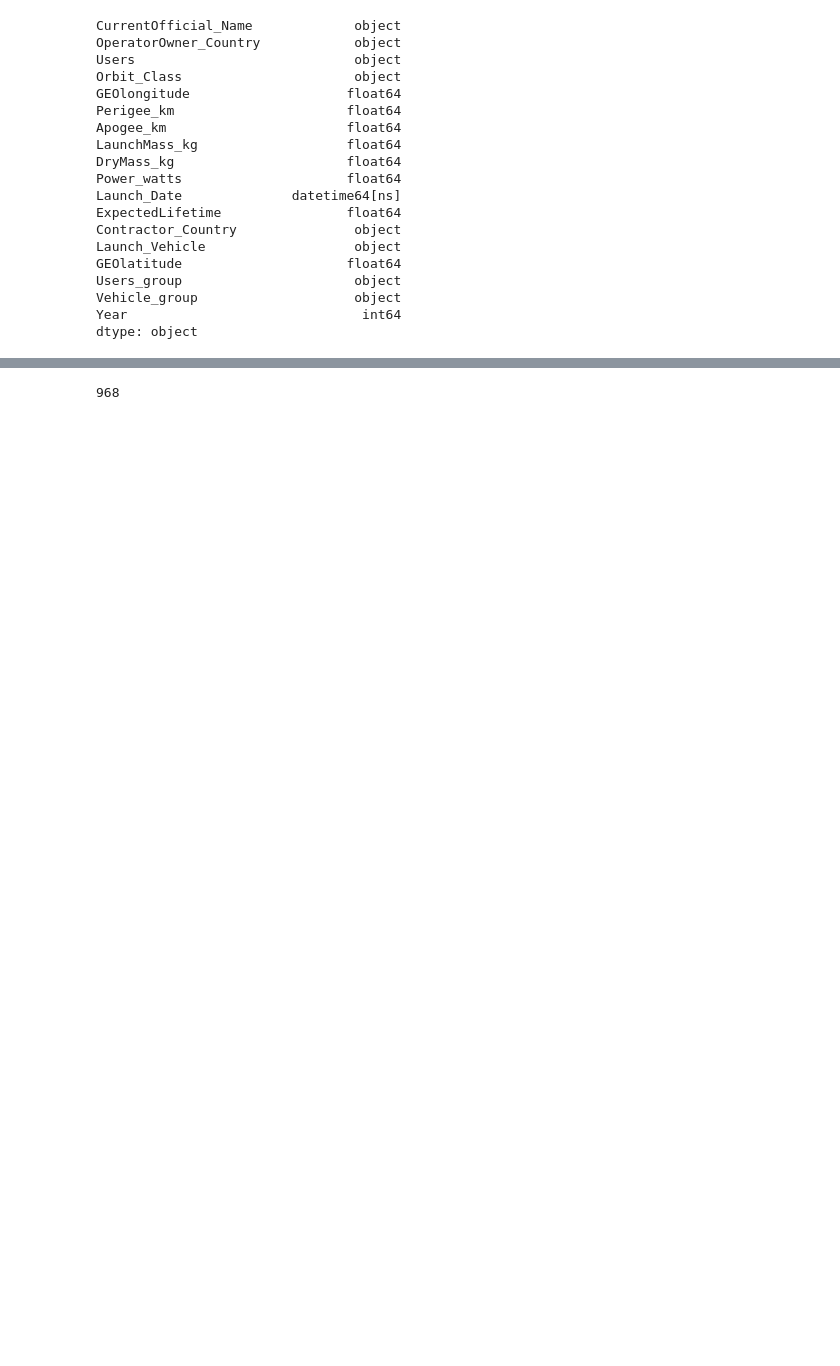
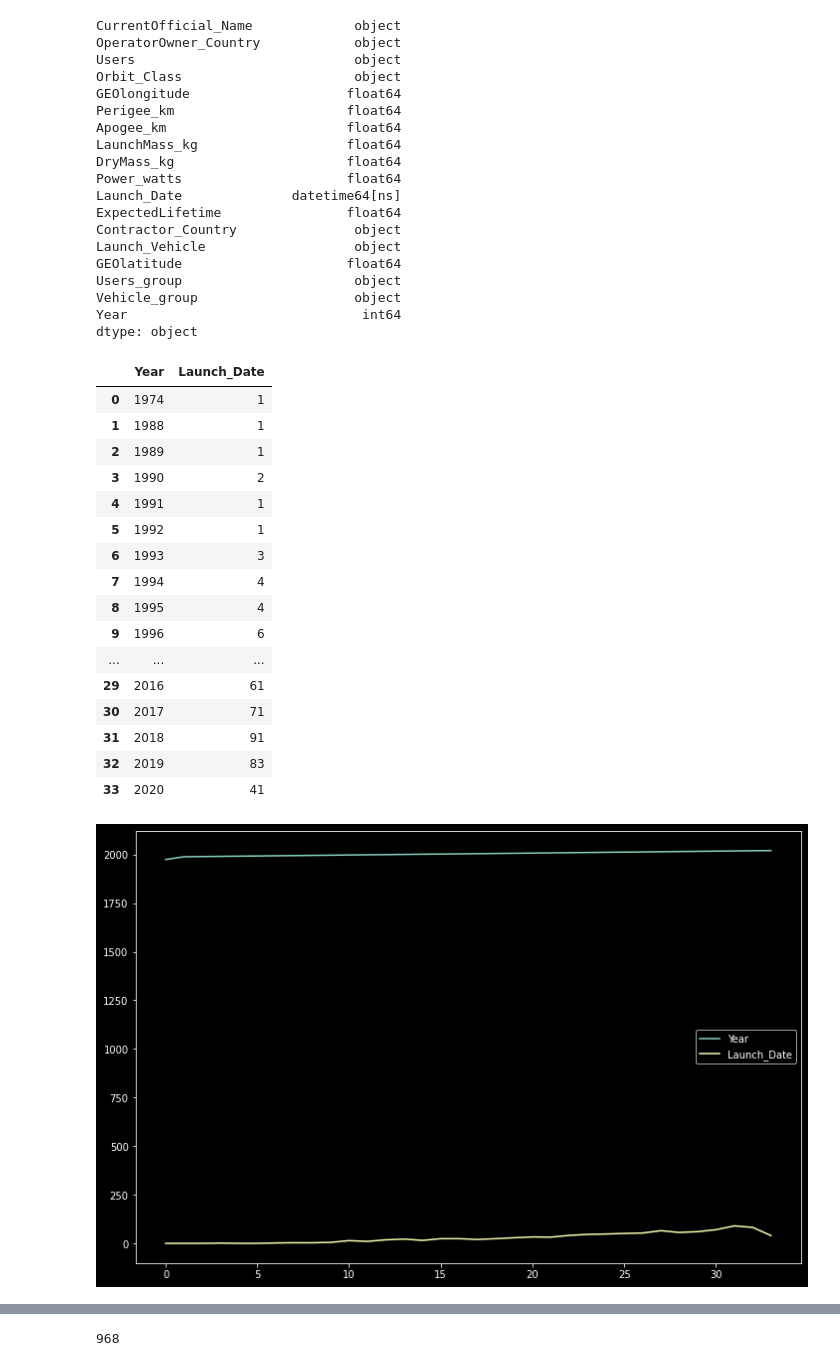
Before and after one commit to AjiacoVic/Satellites_Market_study, a Jupyter notebook: PART1 - Sat orbiting Earth - Data Cleaning.ipynb, the cells around one changed output, grey strips where cells are left out. Saved outputs shown, nothing was run; the diff lists cells and outputs as text; code cells hidden in the pictures; blank space fills up the shorter version.

```diff
--- a/PART1 - Sat orbiting Earth - Data Cleaning.ipynb
+++ b/PART1 - Sat orbiting Earth - Data Cleaning.ipynb
@@ -658,0 +633,28 @@ launch_year = sat.groupby(['Year'])['Launch_Date'].count()
+# %%
+#Count of Launches
+
+sats_launch = sat.groupby(['Year'])['Launch_Date'].nunique().reset_index()
+plt.style.use("dark_background")
+sats_launch.plot(figsize=(12,8))
+sats_launch
+
+# share_Launcher = sat.groupby(['Vehicle_group'])['Launch_Date'].nunique().sort_values(ascending=False).reset_index()
+# %% [output]
+|  | Year | Launch_Date |
+| 0 | 1974 | 1 |
+| 1 | 1988 | 1 |
+| 2 | 1989 | 1 |
+| 3 | 1990 | 2 |
+| 4 | 1991 | 1 |
+| 5 | 1992 | 1 |
+| 6 | 1993 | 3 |
+| 7 | 1994 | 4 |
+| 8 | 1995 | 4 |
+| 9 | 1996 | 6 |
+| ... | ... | ... |
+| 29 | 2016 | 61 |
+| 30 | 2017 | 71 |
+| 31 | 2018 | 91 |
+| 32 | 2019 | 83 |
+| 33 | 2020 | 41 |
+[figure, added]
```
Also changed, not shown: parts of 15 cells of this notebook, 1 other file.
